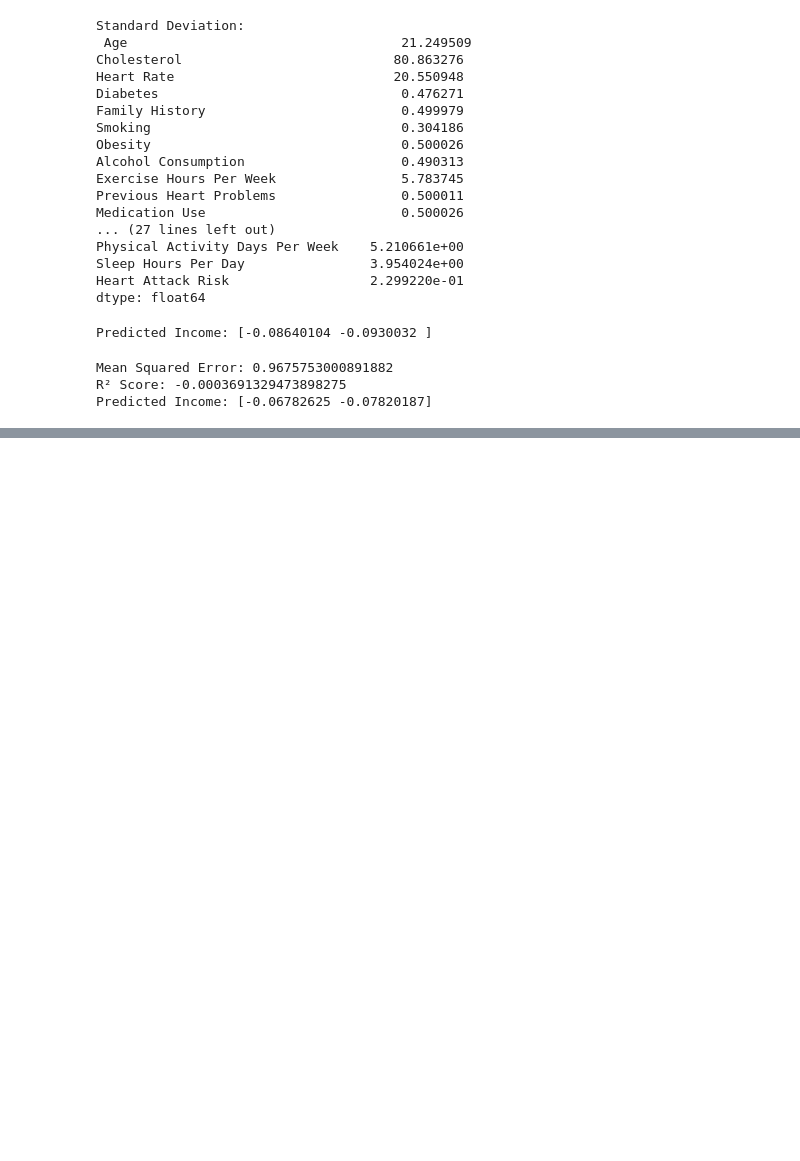
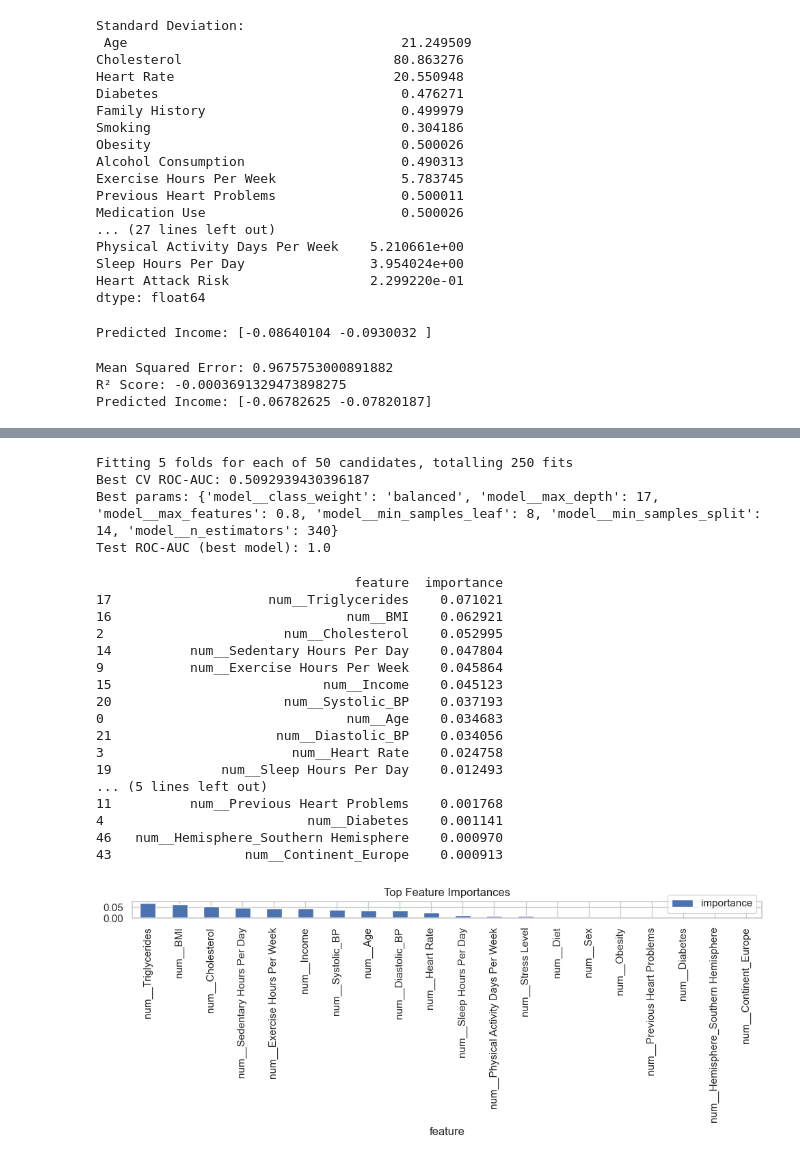
Before and after one commit to madsdegn/PredictionModel, a Jupyter notebook: notebooks/RFNotebook.ipynb, the cells around one changed output, grey strips where cells are left out. Cells and saved outputs as stored; diff of their text form; code cells hidden in the pictures; blank space fills up the shorter version.

```diff
--- a/Notebook.ipynb
+++ b/notebooks/RFNotebook.ipynb
@@ -284,0 +454,73 @@ Predicted Income: [-0.06782625 -0.07820187]
+# %%
+from scipy.stats import randint, uniform
+
+cv = StratifiedKFold(n_splits=5, shuffle=True, random_state=42)
+
+param_dist = {
+    "model__n_estimators": randint(300, 900),
+    "model__max_depth": [None] + list(range(4, 20)),
+    "model__min_samples_split": randint(2, 20),
+    "model__min_samples_leaf": randint(1, 10),
+    "model__max_features": ["sqrt", "log2", 0.4, 0.6, 0.8],
+    "model__class_weight": ["balanced"]
+}
+
+search = RandomizedSearchCV(
+    pipe,
+    param_distributions=param_dist,
+    n_iter=50,
+    scoring="roc_auc",
+    cv=cv,
+    n_jobs=-1,
+    random_state=42,
+    verbose=1
+)
+
+search.fit(X, y)
+print("Best CV ROC-AUC:", search.best_score_)
+print("Best params:", search.best_params_)
+
+best_model = search.best_estimator_
+
+# Evaluate best model on held-out test
+y_proba_best = best_model.predict_proba(X_test)[:, 1]
+print("Test ROC-AUC (best model):", roc_auc_score(y_test, y_proba_best))
+# %% [output]
+Fitting 5 folds for each of 50 candidates, totalling 250 fits
+Best CV ROC-AUC: 0.5092939430396187
+Best params: {'model__class_weight': 'balanced', 'model__max_depth': 17, 'model__max_features': 0.8, 'model__min_samples_leaf': 8, 'model__min_samples_split': 14, 'model__n_estimators': 340}
+Test ROC-AUC (best model): 1.0
+# %%
+result = permutation_importance(
+    best_model, X_test, y_test, n_repeats=10, random_state=42, n_jobs=-1
+)
+importances = result.importances_mean
+feature_names = best_model.named_steps["prep"].get_feature_names_out()
+
+fi = pd.DataFrame({"feature": feature_names, "importance": importances})
+fi_sorted = fi.sort_values("importance", ascending=False)
+print(fi_sorted.head(20))
+
+# Optional: plot
+fi_sorted.head(20).plot.bar(x="feature", y="importance", figsize=(10,4), title="Top Feature Importances")
+plt.tight_layout()
+plt.show()
+# %% [output]
+                                 feature  importance
+17                    num__Triglycerides    0.071021
+16                              num__BMI    0.062921
+2                       num__Cholesterol    0.052995
+14          num__Sedentary Hours Per Day    0.047804
+9           num__Exercise Hours Per Week    0.045864
+15                           num__Income    0.045123
+20                      num__Systolic_BP    0.037193
+0                               num__Age    0.034683
+21                     num__Diastolic_BP    0.034056
+3                        num__Heart Rate    0.024758
+19              num__Sleep Hours Per Day    0.012493
+... (5 lines left out)
+11          num__Previous Heart Problems    0.001768
+4                          num__Diabetes    0.001141
+46   num__Hemisphere_Southern Hemisphere    0.000970
+43                 num__Continent_Europe    0.000913
+[figure, added]
```
Also changed, not shown: parts of 20 cells of this notebook, 6 other files.
